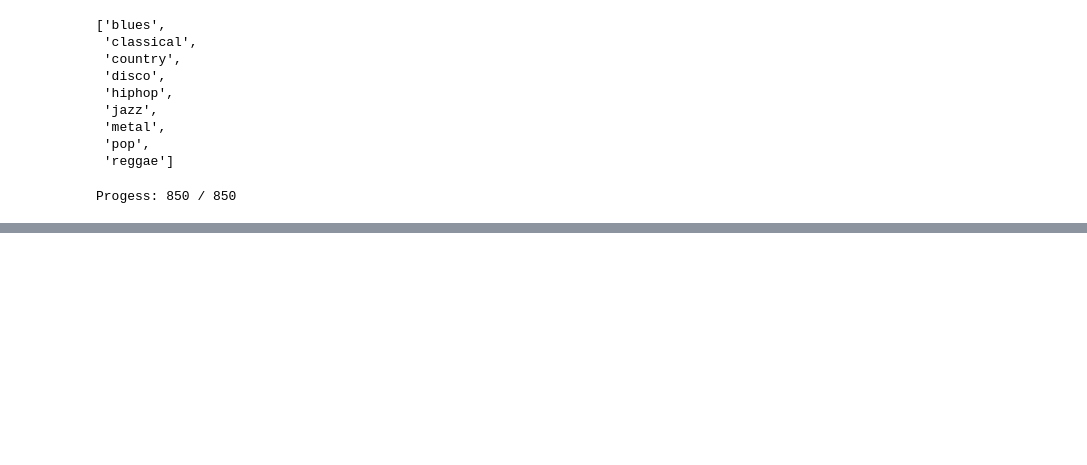
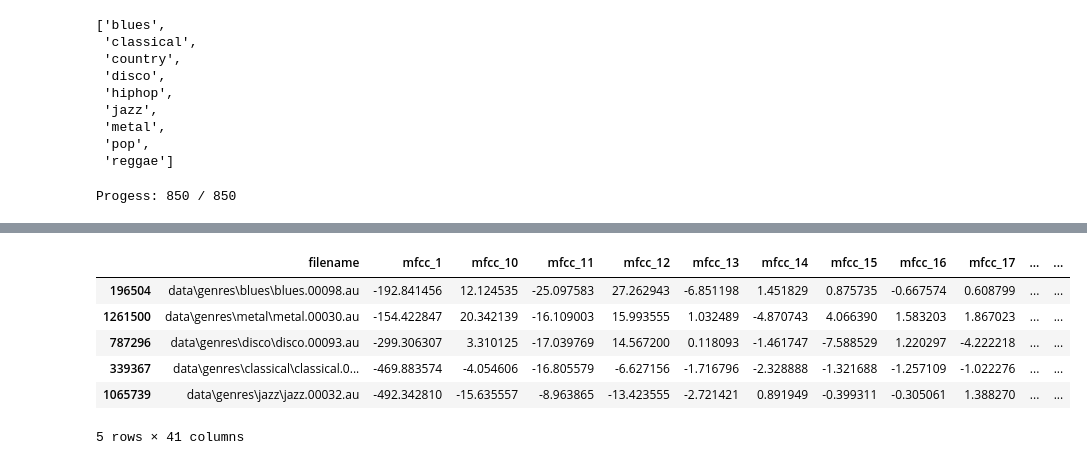
Before and after one commit to yura03101995/ProjectX, a Jupyter notebook: Preprocessing.ipynb, the cells around one changed output, grey strips where cells are left out. Drawn from its saved outputs; the diff is of its cells as text; code cells hidden in the pictures; blank space fills up the shorter version.

```diff
--- a/Preprocessing.ipynb
+++ b/Preprocessing.ipynb
@@ -123,0 +153,11 @@ Progess: 850 / 850
+# %%
+df_mfccs['class'] = df_mfccs['filename'].apply(lambda x: x.split('\\')[-2])
+df_mfccs.sample(5)
+# %% [output]
+|  | filename | mfcc_1 | mfcc_10 | mfcc_11 | mfcc_12 | mfcc_13 | mfcc_14 | mfcc_15 | mfcc_16 | mfcc_17 | ... | ... |
+| 196504 | data\genres\blues\blues.00098.au | -192.841456 | 12.124535 | -25.097583 | 27.262943 | -6.851198 | 1.451829 | 0.875735 | -0.667574 | 0.608799 | ... | ... |
+| 1261500 | data\genres\metal\metal.00030.au | -154.422847 | 20.342139 | -16.109003 | 15.993555 | 1.032489 | -4.870743 | 4.066390 | 1.583203 | 1.867023 | ... | ... |
+| 787296 | data\genres\disco\disco.00093.au | -299.306307 | 3.310125 | -17.039769 | 14.567200 | 0.118093 | -1.461747 | -7.588529 | 1.220297 | -4.222218 | ... | ... |
+| 339367 | data\genres\classical\classical.0... | -469.883574 | -4.054606 | -16.805579 | -6.627156 | -1.716796 | -2.328888 | -1.321688 | -1.257109 | -1.022276 | ... | ... |
+| 1065739 | data\genres\jazz\jazz.00032.au | -492.342810 | -15.635557 | -8.963865 | -13.423555 | -2.721421 | 0.891949 | -0.399311 | -0.305061 | 1.388270 | ... | ... |
+5 rows × 41 columns
```
Also changed, not shown: parts of 31 cells of this notebook, 9 other files.
